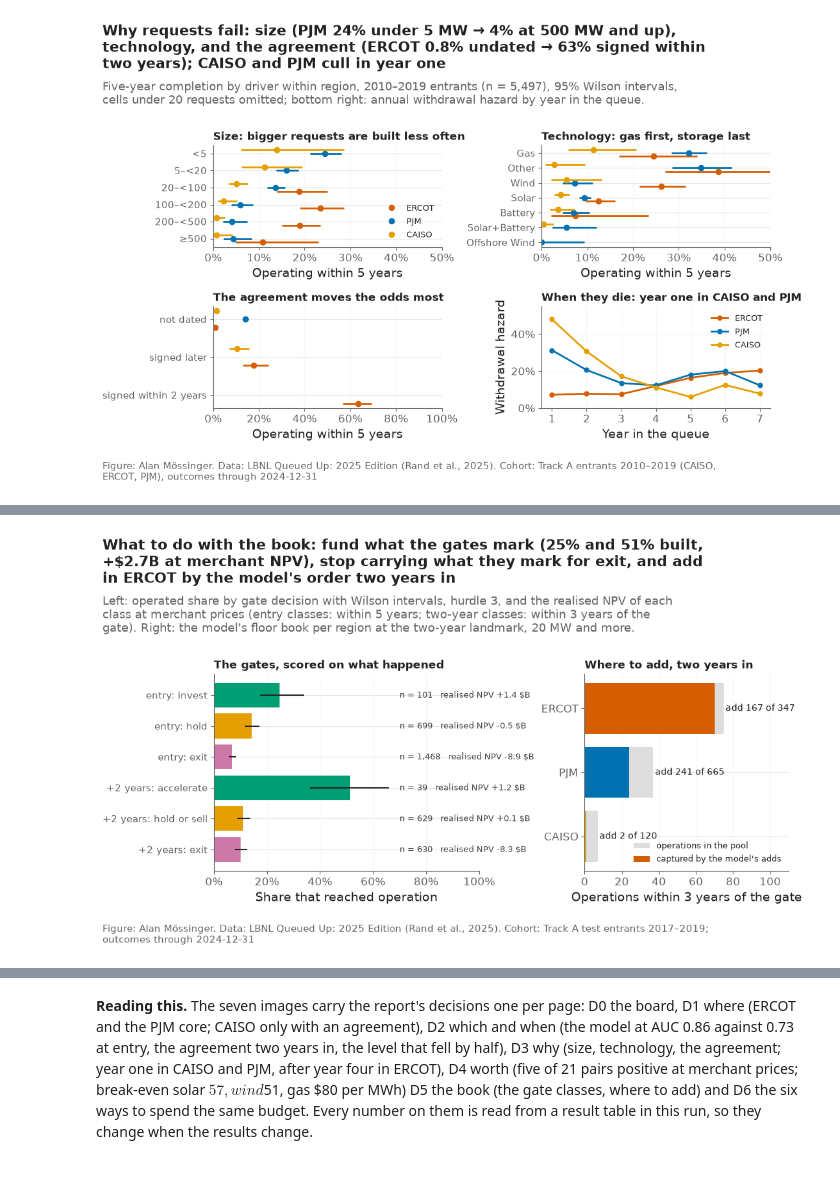
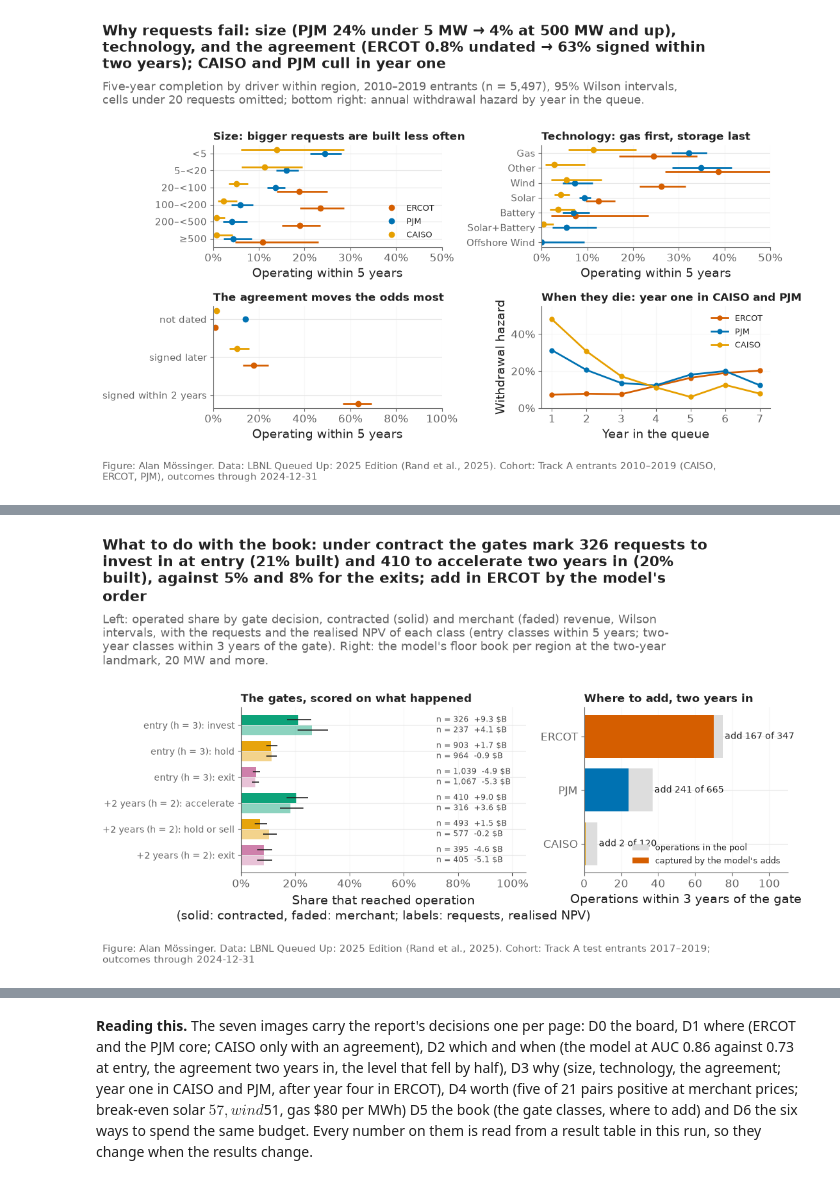
Before and after one commit to alanmossinger/Capstone, a Jupyter notebook: notebooks/18_evaluate_v2.ipynb, the cells around one changed output, grey strips where cells are left out. Drawn from its saved outputs; the diff is of its cells as text; code cells hidden in the pictures.

```diff
--- a/notebooks/18_evaluate_v2.ipynb
+++ b/notebooks/18_evaluate_v2.ipynb
@@ -254,9 +254,12 @@ auc3 = {m: met[(met["model"] == m) & (met["metric"] == "auc") & (met["horizon"]
 uno2 = {m: lm2.loc[m, "estimate"] for m in ["entry model", "agreement updated", "fair baseline"]}
 n24 = npv[npv["cod_year"] == 2024]
 positive24 = int((n24["npv_per_mw_base"] > 0).sum())
+positive24c = int((n24["npv_contracted_base"] > 0).sum())
 be = n24[n24["region"] == "PJM"].set_index("tech")["breakeven_price_base"]
-g1 = rev[(rev["gate"] == "G1 entry") & (rev["h"] == 3) & (rev["region"] == "all")].set_index("decision")
-g2 = rev[(rev["gate"] == "G2 two years") & (rev["h"] == 3) & (rev["region"] == "all")].set_index("decision")
+gate_tab = {(gate, rc): rev[(rev["gate"] == gate) & (rev["revenue_case"] == rc) & (rev["h"] == h) & (rev["region"] == "all")].set_index("decision")
+            for gate, h in [("G1 entry", 3), ("G2 two years", 2)] for rc in ["merchant", "contracted"]}
+g1, g2 = gate_tab[("G1 entry", "contracted")], gate_tab[("G2 two years", "contracted")]
+g1m, g2m = gate_tab[("G1 entry", "merchant")], gate_tab[("G2 two years", "merchant")]
 bm = books[books["chooser"].str.startswith("M")].set_index("region")
 board = pd.DataFrame([
     {"decision": "Where is the opportunity", "numbers": f"5-year completion: ERCOT {reg5.loc['ERCOT', 'cif_operation']:.1%}, PJM {reg5.loc['PJM', 'cif_operation']:.1%}, CAISO {reg5.loc['CAISO', 'cif_operation']:.1%}; state archetypes separate 2017–2019 outcomes from {arch['completion_2017_2019'].min():.1%} to {arch['completion_2017_2019'].max():.1%}",
@@ -265,9 +268,9 @@ board = pd.DataFrame([
      "rule": "Averages and rules at entry; the model at the milestone; size every book to the newest cohort's level."},
     {"decision": "Why requests fail", "numbers": f"PJM {size_pjm_small:.0%} under 5 MW → {size_pjm_big:.0%} at 500 MW and up; an agreement within 2 years lifts ERCOT from {ia_ercot_none:.1%} to {ia_ercot_in2:.0%}; CAISO loses {hz_c1:.0%} and PJM {hz_p1:.0%} of requests in year one",
      "rule": "Screen by size, technology and the ten rules; review at year two in CAISO and PJM, at the agreement in ERCOT."},
-    {"decision": "What a plant is worth", "numbers": f"with today's credits {positive24} of 21 technology-region pairs earn their capital back at merchant prices; break-even flat price solar ${be['Solar']:.0f}, wind ${be['Wind']:.0f}, gas ${be['Gas']:.0f} per MWh",
-     "rule": "Wind anywhere, gas and solar in PJM before 2027; everything else needs a contract above its break-even price."},
-    {"decision": "What to do with the book", "numbers": f"entry gate: invest {int(g1.loc['invest', 'n'])} ({g1.loc['invest', 'operated_share']:.0%} built, +${g1.loc['invest', 'realised_npv_$M'] / 1e3:.1f}B), exit {int(g1.loc['exit', 'n']):,} ({g1.loc['exit', 'operated_share']:.0%}, −${abs(g1.loc['exit', 'realised_npv_$M']) / 1e3:.1f}B); two years in: accelerate {int(g2.loc['accelerate', 'n'])} ({g2.loc['accelerate', 'operated_share']:.0%} built) vs exit {g2.loc['exit', 'operated_share']:.0%}",
+    {"decision": "What a plant is worth", "numbers": f"at the ATB cost of capital, {positive24} of 21 technology-region pairs pay at merchant prices with today's credits and {positive24c} with a 15-year contract at index prices; break-even flat price solar ${be['Solar']:.0f}, wind ${be['Wind']:.0f}, gas ${be['Gas']:.0f} per MWh",
+     "rule": "Wind anywhere; solar everywhere under contract and in PJM even merchant; gas in PJM; storage and hybrids only with a contract above break-even."},
+    {"decision": "What to do with the book", "numbers": f"under contract: invest {int(g1.loc['invest', 'n'])} at entry ({g1.loc['invest', 'operated_share']:.0%} built, {g1.loc['invest', 'realised_npv_$M'] / 1e3:+.1f} $B), exit {int(g1.loc['exit', 'n']):,} ({g1.loc['exit', 'operated_share']:.0%}, {g1.loc['exit', 'realised_npv_$M'] / 1e3:+.1f} $B); two years in accelerate {int(g2.loc['accelerate', 'n'])} ({g2.loc['accelerate', 'operated_share']:.0%} built) vs exit {g2.loc['exit', 'operated_share']:.0%}; merchant: invest {int(g1m.loc['invest', 'n'])}, accelerate {int(g2m.loc['accelerate', 'n'])}",
      "rule": "Fund what both gates mark, stop carrying what they mark for exit, buy at the milestone."},
     {"decision": "Where and how much to add", "numbers": f"two years in, ERCOT: {int(bm.loc['ERCOT', 'requests_added'])} adds capture {int(bm.loc['ERCOT', 'realised_operations'])} of {int(bm.loc['ERCOT', 'pool_operations'])} operations; PJM {int(bm.loc['PJM', 'requests_added'])} for {int(bm.loc['PJM', 'realised_operations'])} of {int(bm.loc['PJM', 'pool_operations'])}; CAISO {int(bm.loc['CAISO', 'requests_added'])}",
      "rule": "Add in ERCOT by the model's order; add sparingly in PJM; nothing yet in CAISO."},
@@ -450,31 +455,32 @@ plt.show()
 # %%
-fig, axes = plt.subplots(1, 2, figsize=(11, 6.5), gridspec_kw={"width_ratios": [1.3, 1]})
+fig, axes = plt.subplots(1, 2, figsize=(11, 6.8), gridspec_kw={"width_ratios": [1.4, 1]})
 ax = axes[0]
 rows = [("G1 entry", "invest"), ("G1 entry", "hold"), ("G1 entry", "exit"), ("G2 two years", "accelerate"), ("G2 two years", "hold or sell"), ("G2 two years", "exit")]
-sel = rev[(rev["h"] == 3) & (rev["region"] == "all")].set_index(["gate", "decision"]).loc[rows]
 palette = {"invest": "#009E73", "accelerate": "#009E73", "hold": "#E69F00", "hold or sell": "#E69F00", "exit": "#CC79A7"}
 y = np.arange(len(rows))
-ax.barh(y, sel["operated_share"], color=[palette[d] for _, d in rows])
-ax.hlines(y, sel["low"], sel["high"], color=plots.INK, lw=1.5)
-for yy, (_, r) in zip(y, sel.iterrows()):
-    ax.text(0.70, yy, f"n = {int(r['n']):,}   realised NPV {r['realised_npv_$M'] / 1e3:+.1f} \\$B", va="center", fontsize=9.5, color="#444444")
-ax.set_yticks(y); ax.set_yticklabels([f"{'entry' if g == 'G1 entry' else '+2 years'}: {d}" for g, d in rows], fontsize=10.5); ax.invert_yaxis()
-ax.set_xlim(0, 1.0); ax.xaxis.set_major_formatter(lambda x, _: f"{x:.0%}")
-ax.set_xlabel("Share that reached operation"); ax.set_title("The gates, scored on what happened", fontsize=12.5, loc="left"); ax.grid(axis="x", alpha=0.3)
+for rc, dy, alpha, marker in [("contracted", -0.2, 0.95, "o"), ("merchant", 0.2, 0.45, "s")]:
+    sel = pd.concat([gate_tab[(g, rc)].loc[[d_]] for g, d_ in rows])
+    ax.barh(y + dy, sel["operated_share"], height=0.38, color=[palette[d_] for _, d_ in rows], alpha=alpha, label=f"{rc} revenue")
+    ax.hlines(y + dy, sel["low"], sel["high"], color=plots.INK, lw=1.2)
+    for yy, (_, r) in zip(y + dy, sel.iterrows()):
+        ax.text(0.72, yy, f"n = {int(r['n']):,}  {r['realised_npv_$M'] / 1e3:+.1f} \\$B", va="center", fontsize=8.5, color="#444444")
+ax.set_yticks(y); ax.set_yticklabels([f"{'entry (h = 3)' if g == 'G1 entry' else '+2 years (h = 2)'}: {d_}" for g, d_ in rows], fontsize=10); ax.invert_yaxis()
+ax.set_xlim(0, 1.05); ax.xaxis.set_major_formatter(lambda x, _: f"{x:.0%}")
+ax.set_xlabel("Share that reached operation" + chr(10) + "(solid: contracted, faded: merchant; labels: requests, realised NPV)"); ax.set_title("The gates, scored on what happened", fontsize=12.5, loc="left"); ax.grid(axis="x", alpha=0.3)
 ax = axes[1]
 y = np.arange(3)
 ax.barh(y, bm.loc[REGIONS, "pool_operations"], color="#DDDDDD", label="operations in the pool")
 ax.barh(y, bm.loc[REGIONS, "realised_operations"], color=[RC[r] for r in REGIONS], label="captured by the model's adds")
 for yy, r in zip(y, REGIONS):
     ax.text(bm.loc[r, "pool_operations"] + 1, yy, f"add {int(bm.loc[r, 'requests_added'])} of {int(bm.loc[r, 'pool_requests'])}", va="center", fontsize=10)
 ax.set_yticks(y); ax.set_yticklabels(REGIONS); ax.invert_yaxis()
 ax.set_xlim(0, 110); ax.set_xlabel("Operations within 3 years of the gate")
 ax.set_title("Where to add, two years in", fontsize=12.5, loc="left"); ax.legend(frameon=False, fontsize=9, loc="lower right"); ax.grid(axis="x", alpha=0.3)
-plots.finish(fig, f"What to do with the book: fund what the gates mark ({g1.loc['invest', 'operated_share']:.0%} and {g2.loc['accelerate', 'operated_share']:.0%} built, +\\${(g1.loc['invest', 'realised_npv_$M'] + g2.loc['accelerate', 'realised_npv_$M']) / 1e3:.1f}B at merchant NPV), stop carrying what they mark for exit, and add in ERCOT by the model's order two years in",
-             "Left: operated share by gate decision with Wilson intervals, hurdle 3, and the realised NPV of each class at merchant prices (entry classes: within 5 years; two-year classes: within 3 years of the gate). Right: the model's floor book per region at the two-year landmark, 20 MW and more.",
+plots.finish(fig, f"What to do with the book: under contract the gates mark {int(g1.loc['invest', 'n'])} requests to invest in at entry ({g1.loc['invest', 'operated_share']:.0%} built) and {int(g2.loc['accelerate', 'n'])} to accelerate two years in ({g2.loc['accelerate', 'operated_share']:.0%} built), against {g1.loc['exit', 'operated_share']:.0%} and {g2.loc['exit', 'operated_share']:.0%} for the exits; add in ERCOT by the model's order",
+             "Left: operated share by gate decision, contracted (solid) and merchant (faded) revenue, Wilson intervals, with the requests and the realised NPV of each class (entry classes within 5 years; two-year classes within 3 years of the gate). Right: the model's floor book per region at the two-year landmark, 20 MW and more.",
              "Track A test entrants 2017–2019; outcomes through 2024-12-31")
-dsave(fig, "D5_book", "Decision 5, the book: the gate classes scored on what happened, and the model's floor book per region two years in.")
+dsave(fig, "D5_book", "Decision 5, the book: the gate classes scored on what happened under contracted and merchant revenue, and the model's floor book per region two years in.")
 plt.show()
 # %% [output]
-[figure, old version]
+[figure, new version]
 # %%
```
Also changed, not shown: parts of 4 cells of this notebook, 33 other files.
